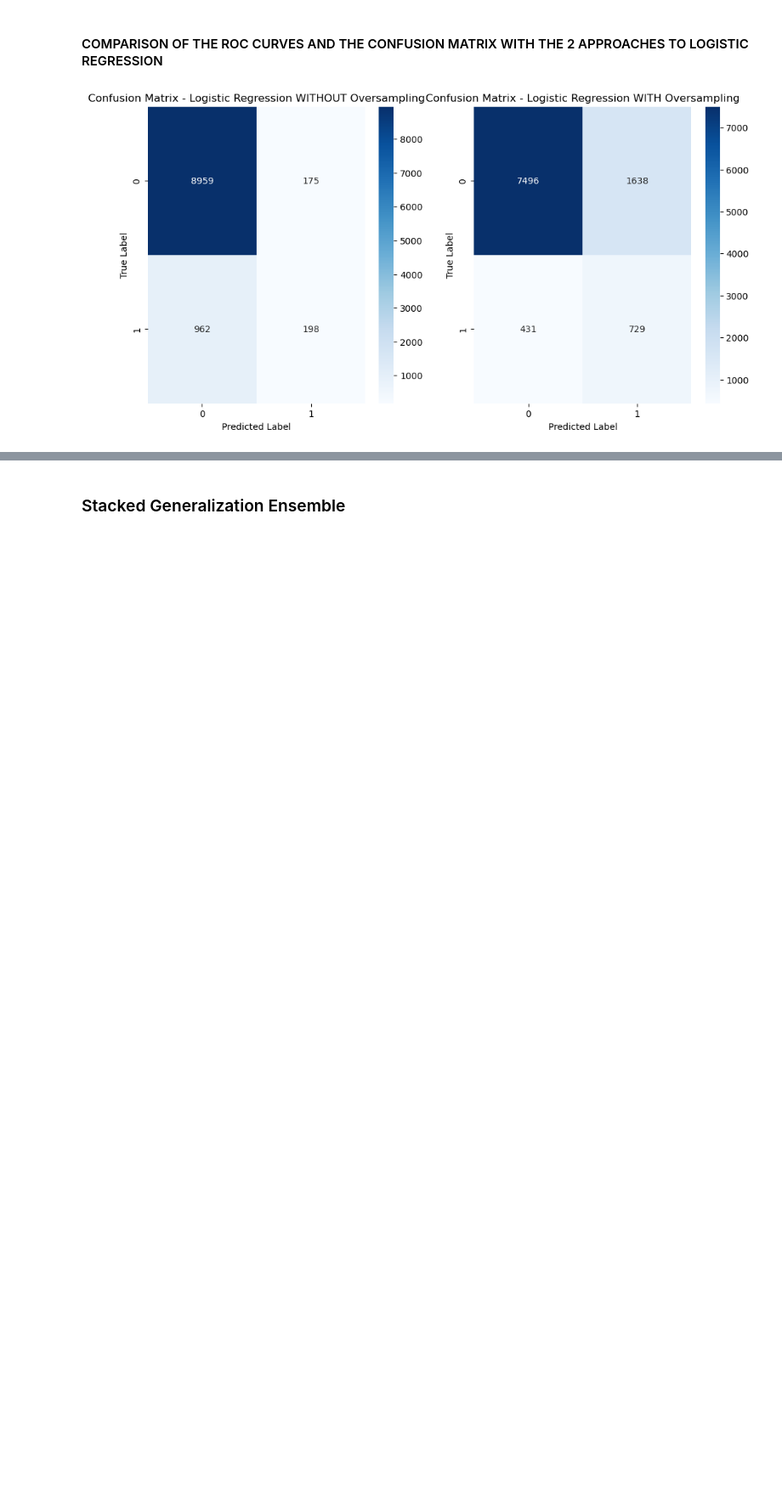
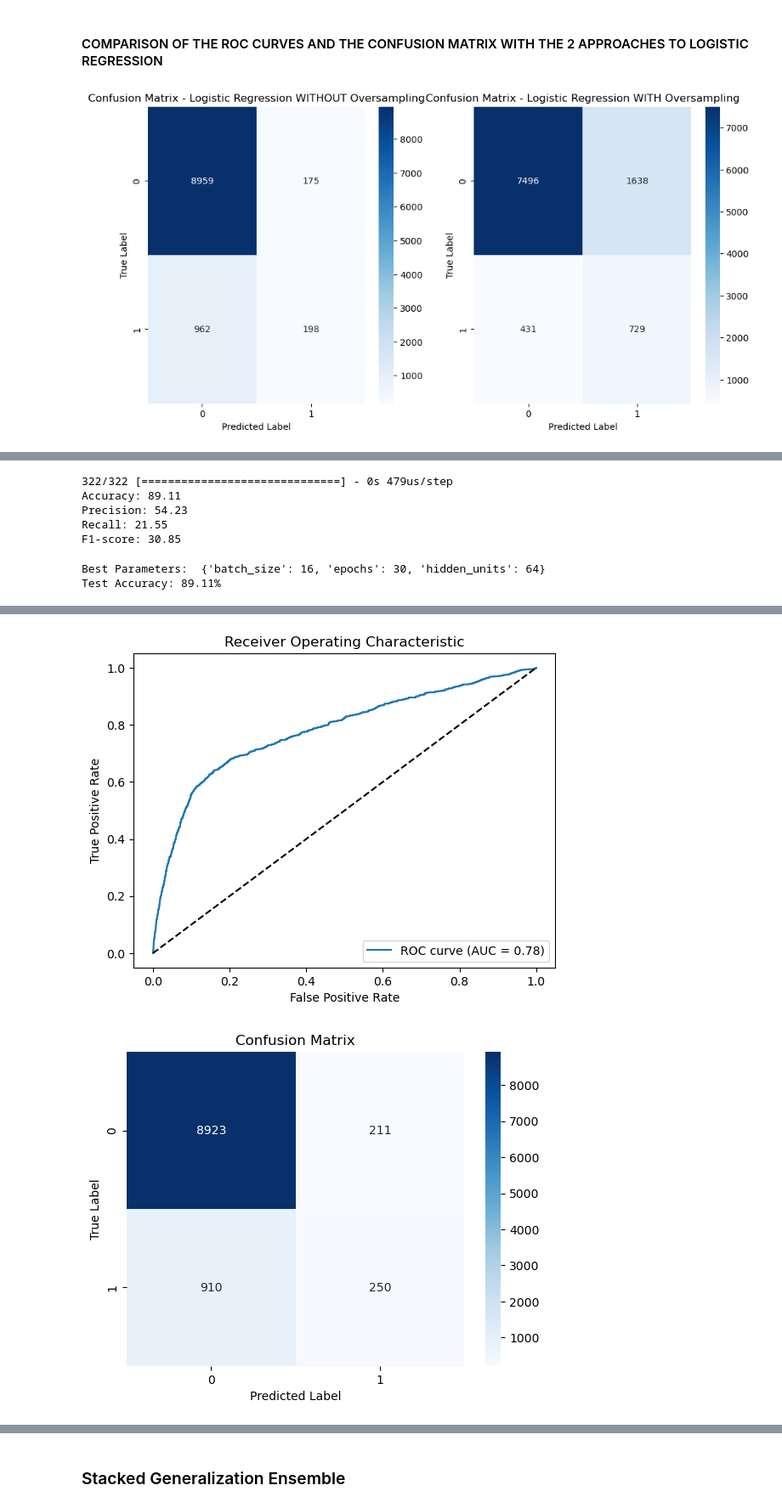
Before and after one commit to carmenmarcos00/ml_anonymization, a Jupyter notebook: ml_models/bank_models/bank_no_anonym.ipynb, the cells around one changed output, grey strips where cells are left out. Shown at 85% size. Cells and saved outputs as stored; diff of their text form; code cells hidden in the pictures; blank space fills up the shorter version.

```diff
--- a/ml_models/bank_models/bank_no_anonym.ipynb
+++ b/ml_models/bank_models/bank_no_anonym.ipynb
@@ -959,0 +1085,4 @@ plt.show()
+# %%
+best_model_nn_os = create_model_nn(best_params_nn_os['hidden_units'])
+best_model_nn_os.compile(loss='binary_crossentropy', optimizer='adam', metrics=['accuracy'])
+best_model_nn_os.fit(X_train, y_train, epochs=best_params_nn_os['epochs'], batch_size=best_params_nn_os['batch_size'])
@@ -959,0 +1108,60 @@ plt.show()
+# %%
+from sklearn.metrics import accuracy_score, precision_score, recall_score, f1_score
+
+y_pred_prob = best_model_nn_os.predict(X_test)
+y_pred = (y_pred_prob > 0.5).astype(int)
+
+accuracy = accuracy_score(y_test, y_pred)
+precision = precision_score(y_test, y_pred)
+recall = recall_score(y_test, y_pred)
+f1 = f1_score(y_test, y_pred)
+
+print('Accuracy: %.2f' % (accuracy*100))
+print('Precision: %.2f' % (precision*100))
+print('Recall: %.2f' % (recall*100))
+print('F1-score: %.2f' % (f1*100))
+# %% [output]
+322/322 [==============================] - 0s 479us/step
+Accuracy: 89.11
+Precision: 54.23
+Recall: 21.55
+F1-score: 30.85
+# %%
+print("Best Parameters: ", best_params_nn_os)
+
+# Evaluate the model
+print(f'Test Accuracy: {accuracy*100:.2f}%')
+# %% [output]
+Best Parameters:  {'batch_size': 16, 'epochs': 30, 'hidden_units': 64}
+Test Accuracy: 89.11%
+# %%
+# Obtener las probabilidades de predicción
+y_pred_prob = best_model_nn_os.predict(X_test)
+
+# Calcular la curva ROC y el AUC
+fpr, tpr, thresholds = roc_curve(y_test, y_pred_prob)
+auc = roc_auc_score(y_test, y_pred_prob)
+
+# Paso 6: Graficar la curva ROC
+plt.plot(fpr, tpr, label='ROC curve (AUC = {:.2f})'.format(auc))
+plt.plot([0, 1], [0, 1], 'k--')  # Diagonal
+plt.xlabel('False Positive Rate')
+plt.ylabel('True Positive Rate')
+plt.title('Receiver Operating Characteristic')
+plt.legend(loc='lower right')
+plt.show()
+
+# Aplicar umbral a las probabilidades para obtener predicciones discretas
+umbral = 0.5
+y_pred_discreto = np.where(y_pred_prob >= umbral, 1, 0)
+
+# Calcular la matriz de confusión
+cm_nn_os = confusion_matrix(y_test, y_pred_discreto)
+
+# Visualizar la matriz de confusión
+sns.heatmap(cm_nn_os, annot=True, fmt='d', cmap='Blues')
+plt.title('Confusion Matrix')
+plt.xlabel('Predicted Label')
+plt.ylabel('True Label')
+plt.show()
+# %% [output]
@@ -959,0 +1169,2 @@ plt.show()
+[figure, added]
+[figure, added]
```
Also changed, not shown: parts of 36 cells of this notebook.
